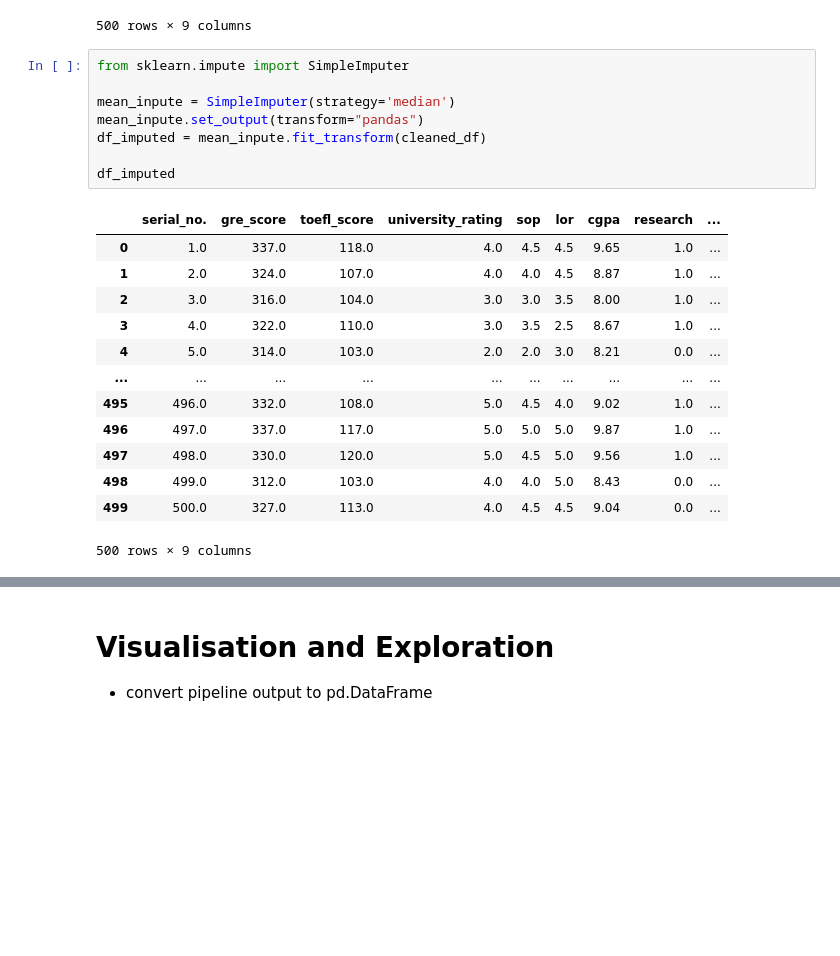
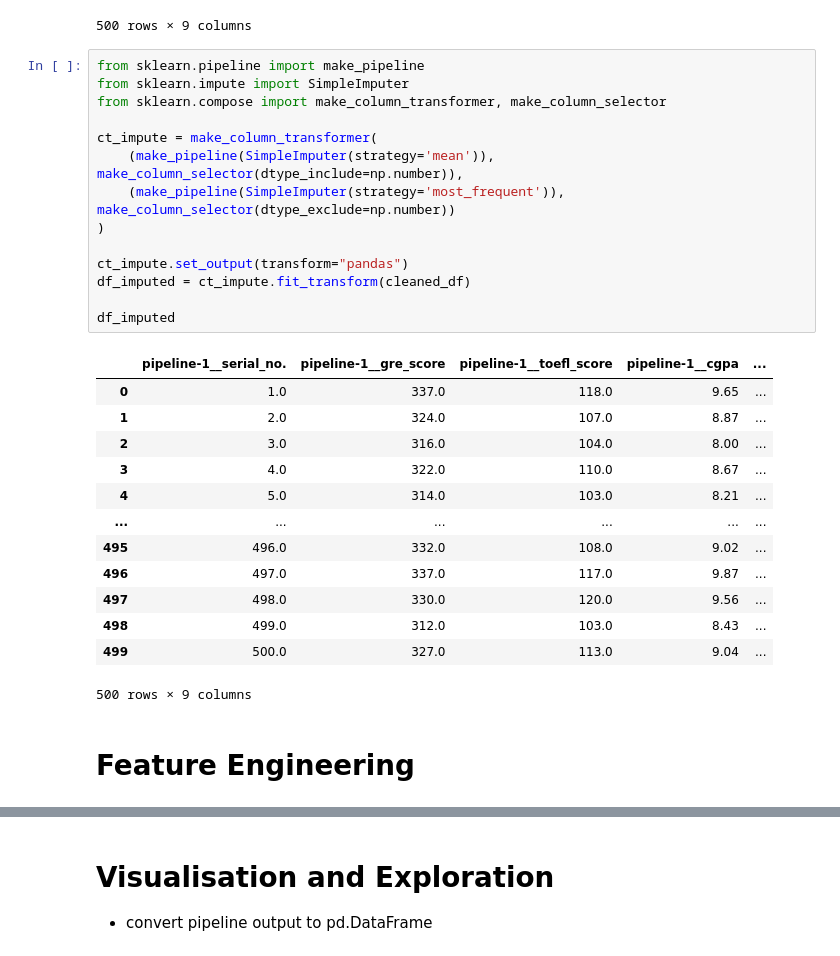
Before and after one commit to jyothisable/IVY-League-Collage-Predictor, a Jupyter notebook: notebooks/EDA.ipynb, the cells around one changed output, grey strips where cells are left out. Cells and saved outputs as stored; diff of their text form; blank space fills up the shorter version.

Commit message:
feature engg pipeline done

```diff
--- a/notebooks/EDA.ipynb
+++ b/notebooks/EDA.ipynb
@@ -426,24 +427,32 @@ cleaned_df
 | 499 | 500 | 327 | 113 | 4 | 4.5 | 4.5 | 9.04 | 0 | ... |
 500 rows × 9 columns
 # %%
+from sklearn.pipeline import make_pipeline
 from sklearn.impute import SimpleImputer
+from sklearn.compose import make_column_transformer, make_column_selector
 
-mean_inpute = SimpleImputer(strategy='median')
-mean_inpute.set_output(transform="pandas")
-df_imputed = mean_inpute.fit_transform(cleaned_df)
+ct_impute = make_column_transformer(
+    (make_pipeline(SimpleImputer(strategy='mean')), make_column_selector(dtype_include=np.number)),
+    (make_pipeline(SimpleImputer(strategy='most_frequent')), make_column_selector(dtype_exclude=np.number))
+)
+
+ct_impute.set_output(transform="pandas")
+df_imputed = ct_impute.fit_transform(cleaned_df)
 
 df_imputed
 # %% [output]
-|  | serial_no. | gre_score | toefl_score | university_rating | sop | lor | cgpa | research | ... |
-| 0 | 1.0 | 337.0 | 118.0 | 4.0 | 4.5 | 4.5 | 9.65 | 1.0 | ... |
-| 1 | 2.0 | 324.0 | 107.0 | 4.0 | 4.0 | 4.5 | 8.87 | 1.0 | ... |
-| 2 | 3.0 | 316.0 | 104.0 | 3.0 | 3.0 | 3.5 | 8.00 | 1.0 | ... |
-| 3 | 4.0 | 322.0 | 110.0 | 3.0 | 3.5 | 2.5 | 8.67 | 1.0 | ... |
-| 4 | 5.0 | 314.0 | 103.0 | 2.0 | 2.0 | 3.0 | 8.21 | 0.0 | ... |
-| ... | ... | ... | ... | ... | ... | ... | ... | ... | ... |
-| 495 | 496.0 | 332.0 | 108.0 | 5.0 | 4.5 | 4.0 | 9.02 | 1.0 | ... |
-| 496 | 497.0 | 337.0 | 117.0 | 5.0 | 5.0 | 5.0 | 9.87 | 1.0 | ... |
-| 497 | 498.0 | 330.0 | 120.0 | 5.0 | 4.5 | 5.0 | 9.56 | 1.0 | ... |
-| 498 | 499.0 | 312.0 | 103.0 | 4.0 | 4.0 | 5.0 | 8.43 | 0.0 | ... |
-| 499 | 500.0 | 327.0 | 113.0 | 4.0 | 4.5 | 4.5 | 9.04 | 0.0 | ... |
+|  | pipeline-1__serial_no. | pipeline-1__gre_score | pipeline-1__toefl_score | pipeline-1__cgpa | ... |
+| 0 | 1.0 | 337.0 | 118.0 | 9.65 | ... |
+| 1 | 2.0 | 324.0 | 107.0 | 8.87 | ... |
+| 2 | 3.0 | 316.0 | 104.0 | 8.00 | ... |
+| 3 | 4.0 | 322.0 | 110.0 | 8.67 | ... |
+| 4 | 5.0 | 314.0 | 103.0 | 8.21 | ... |
+| ... | ... | ... | ... | ... | ... |
+| 495 | 496.0 | 332.0 | 108.0 | 9.02 | ... |
+| 496 | 497.0 | 337.0 | 117.0 | 9.87 | ... |
+| 497 | 498.0 | 330.0 | 120.0 | 9.56 | ... |
+| 498 | 499.0 | 312.0 | 103.0 | 8.43 | ... |
+| 499 | 500.0 | 327.0 | 113.0 | 9.04 | ... |
 500 rows × 9 columns
+# %% [markdown]
+# Feature Engineering
```
Also changed, not shown: parts of 13 cells of this notebook, 3 other files.
